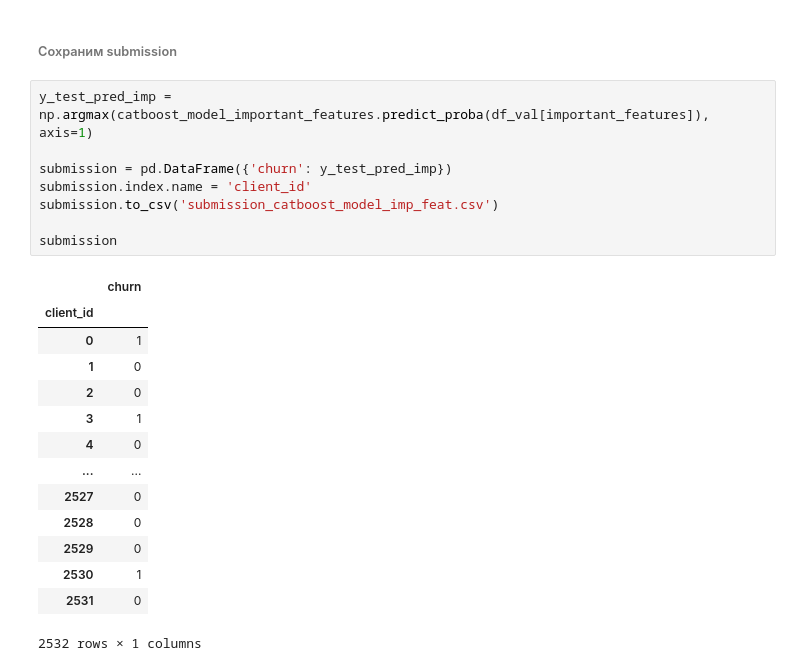
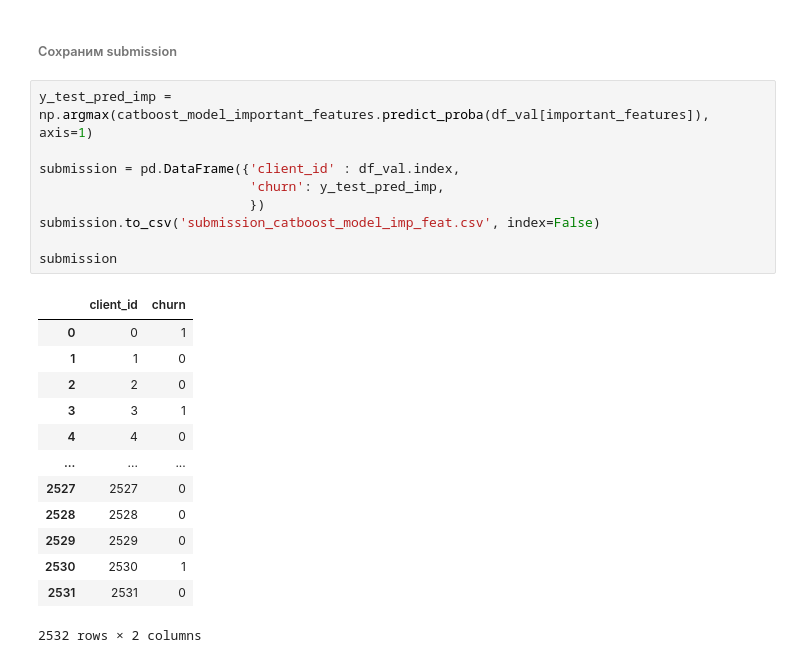
Before and after one commit to Mike030668/MIPT_magistratura, a Jupyter notebook: Base_ML/DZ_final.ipynb, the cells around one changed output. Saved outputs shown, nothing was run; the diff lists cells and outputs as text.

```diff
--- a/Base_ML/DZ_final.ipynb
+++ b/Base_ML/DZ_final.ipynb
@@ -896,23 +895,23 @@ plt.show()
 # %%
 y_test_pred_imp = np.argmax(catboost_model_important_features.predict_proba(df_val[important_features]), axis=1)
 
-submission = pd.DataFrame({'churn': y_test_pred_imp})
-submission.index.name = 'client_id'
-submission.to_csv('submission_catboost_model_imp_feat.csv')
+submission = pd.DataFrame({'client_id' : df_val.index,
+                           'churn': y_test_pred_imp,
+                           })
+submission.to_csv('submission_catboost_model_imp_feat.csv', index=False)
 
 submission
 # %% [output]
-|  | churn |
-| client_id |  |
-| 0 | 1 |
-| 1 | 0 |
-| 2 | 0 |
-| 3 | 1 |
-| 4 | 0 |
-| ... | ... |
-| 2527 | 0 |
-| 2528 | 0 |
-| 2529 | 0 |
-| 2530 | 1 |
-| 2531 | 0 |
+|  | client_id | churn |
+| 0 | 0 | 1 |
+| 1 | 1 | 0 |
+| 2 | 2 | 0 |
+| 3 | 3 | 1 |
+| 4 | 4 | 0 |
+| ... | ... | ... |
+| 2527 | 2527 | 0 |
+| 2528 | 2528 | 0 |
+| 2529 | 2529 | 0 |
+| 2530 | 2530 | 1 |
+| 2531 | 2531 | 0 |
-2532 rows × 1 columns
+2532 rows × 2 columns
```
Also changed, not shown: parts of 5 cells of this notebook.
